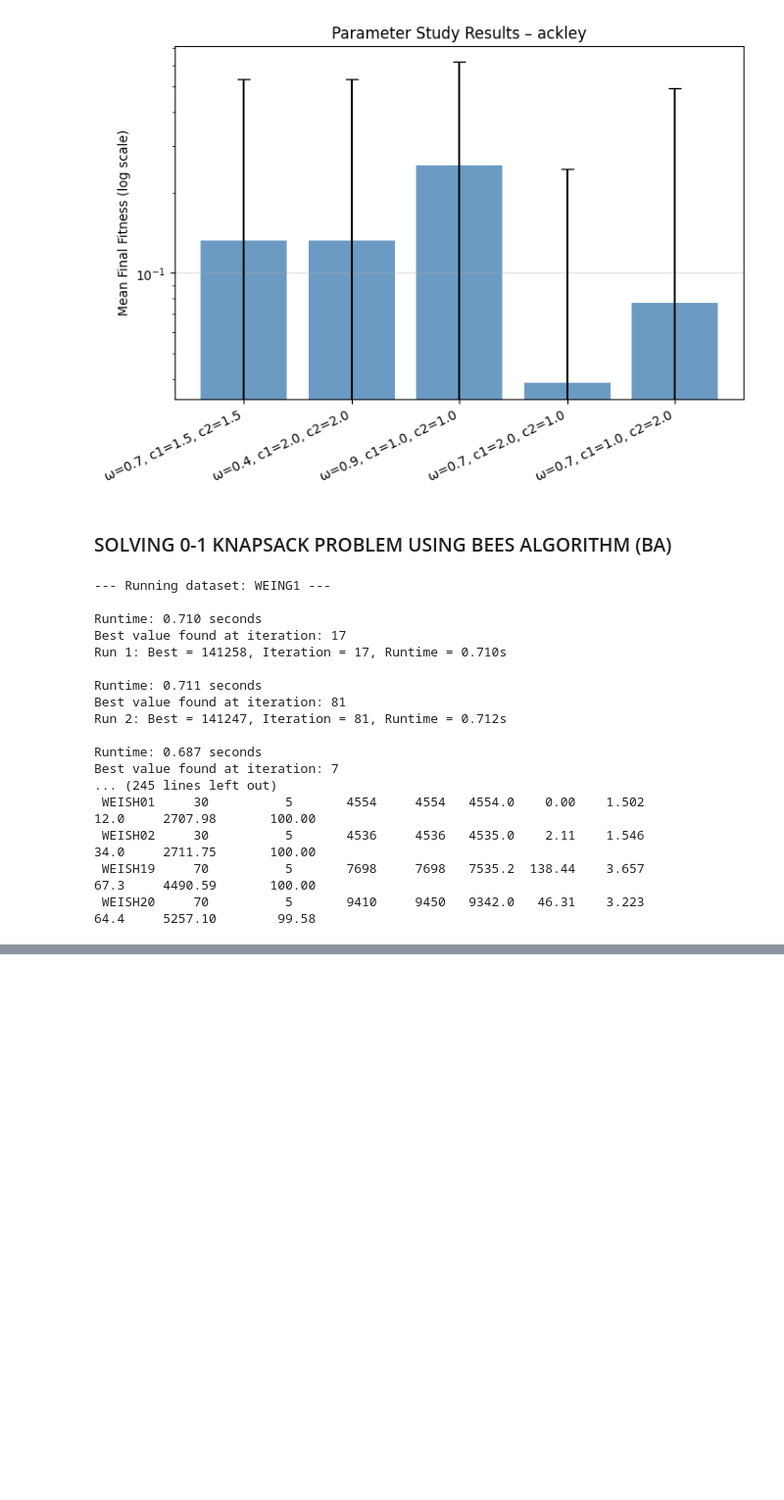
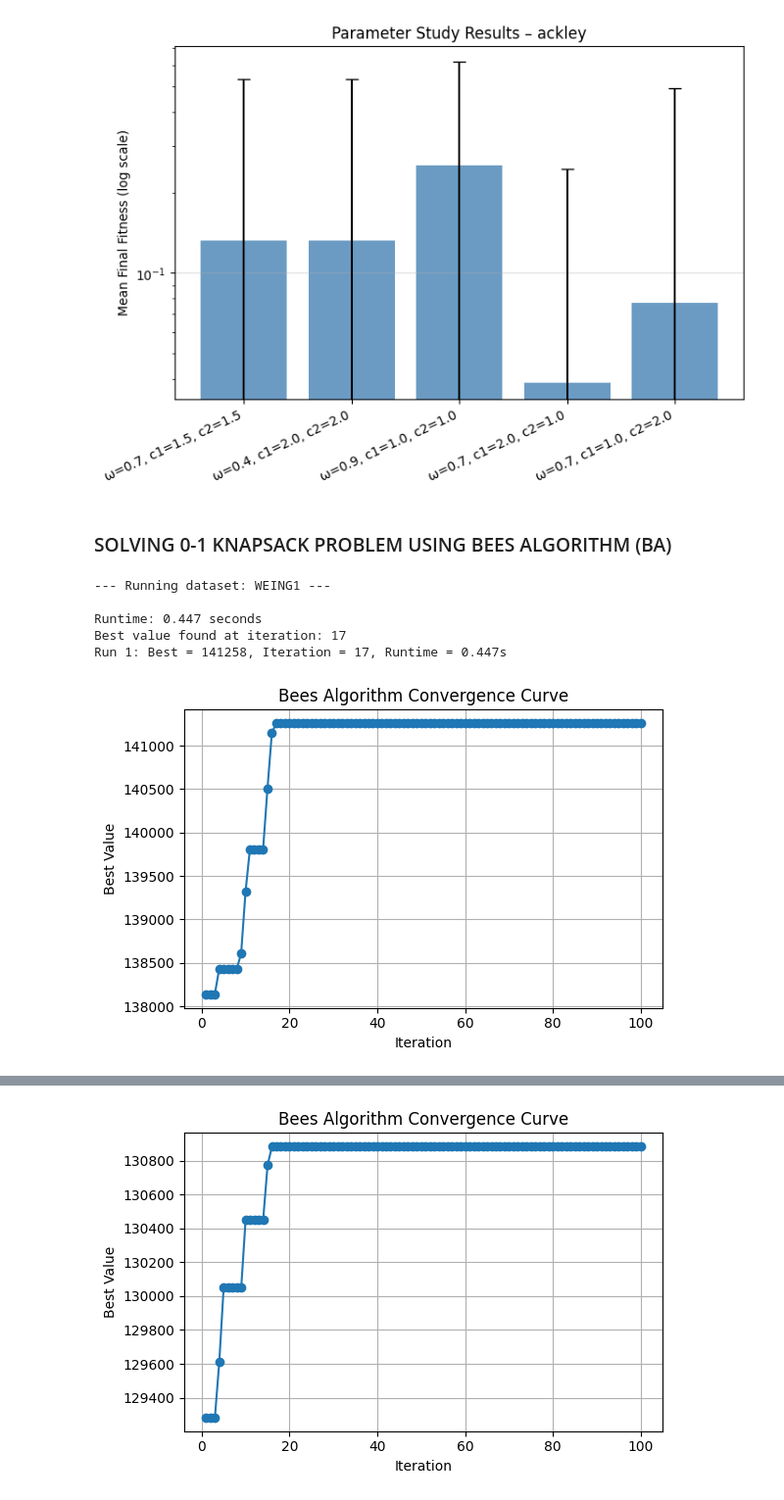
Before and after one commit to FahmiHaybe/EA-Final-Project, a Jupyter notebook: final_project.ipynb, the cells around one changed output, grey strips where cells are left out. Shown at 98% size. Saved outputs shown, nothing was run; the diff lists cells and outputs as text; code cells hidden in the pictures; blank space fills up the shorter version.

Commit message:
Completed Bees Algorithm

```diff
--- a/final_project.ipynb
+++ b/final_project.ipynb
@@ -1176,6 +1176,22 @@ class BeesAlgorithm:
     print(f"Best value found at iteration: {best_iteration}")
     return best
 
+  def plot_convergence(self):
+    if not self.history:
+      print("No convergence data to plot.")
+      return
+
+    iterations = [row[0] for row in self.history]
+    best_values = [row[1] for row in self.history]
+    plt.figure(figsize=(6, 4))
+    plt.plot(iterations, best_values, marker="o", linewidth=1.5)
+    plt.title("Bees Algorithm Convergence Curve")
+    plt.xlabel("Iteration")
+    plt.ylabel("Best Value")
+    plt.grid(True)
+    plt.tight_layout()
+    plt.show()
+
 def pad_weights(weights_2d, n):
   padded = []
   for w in weights_2d:
@@ -1208,64 +1224,68 @@ def evaluate_all_datasets(datasets, runs):
                                  num_bees=60, num_onlookers=25, limit=20)
             start = datetime.datetime.now()
             best_solution = algo.run(iterations=100)
+            assert algo.is_feasible(best_solution), f"Infeasiible solution in {name}"
             end = datetime.datetime.now()
             runtime = (end - start).total_seconds()
 
             best_val = algo.total_value(best_solution)
-            avg_fit = np.mean([algo.fitness(x) for x in algo.initialize_population()])
-            best_iter = max(algo.history, key=lambda x: x[1])[0]
+            avg_fit = algo.history[-1][2] if algo.history else best_val
+            best_iteration = max(algo.history, key=lambda x: x[1])[0]
+            weight_used = algo.total_weight(best_solution)
+            baseline = algo.total_value(algo.greedy_solution())
 
             best_values.append(best_val)
             runtimes.append(runtime)
-            best_iterations.append(best_iter)
+            best_iterations.append(best_iteration)
             avg_fitnesses.append(avg_fit)
 
-            print(f"Run {seed+1}: Best = {best_val}, Iteration = {best_iter}, Runtime = {runtime:.3f}s")
+            print(f"Run {seed+1}: Best = {best_val}, Iteration = {best_iteration}, Runtime = {runtime:.3f}s")
+
+            if seed == 0:
+                algo.plot_convergence()
 
         best_overall = max(best_values)
         avg_best = round(statistics.mean(best_values), 2)
         std_best = round(statistics.stdev(best_values), 2)
         avg_runtime = round(statistics.mean(runtimes), 3)
-        avg_iter_best = round(statistics.mean(best_iterations), 1)
+        avg_iteration_best = int(round(statistics.mean(best_iterations)))
         avg_fit = round(statistics.mean(avg_fitnesses), 2)
         improvement = round(best_overall / optimal * 100, 2)
+        final_best_value = algo.history[-1][1] if algo.history else best_overall
+        first_best_value = algo.history[0][1] if algo.history else best_overall
+        convergence_trend = round(final_best_value - first_best_value, 2)
+
 
         summary.append({
             "Instance": name,
-            "Items": len(values),
+            "Items (n)": len(values),
             "Knapsacks": len(capacities),
+            "Capacity (W)": capacities if len(capacities) > 1 else capacities[0],
             "BestValue": best_overall,
+            "WeightUsed": weight_used,
+            "BaselineValue": baseline,
+            "Achieved(%)": improvement,
             "Optimal": optimal,
             "AvgBest": avg_best,
             "StdDev": std_best,
             "Runtime": avg_runtime,
-            "BestIteration": avg_iter_best,
+            "BestIteration": avg_iteration_best,
             "AvgFitness": avg_fit,
-            "Achieved(%)": improvement
+            "ConvergenceTrend": convergence_trend,
+            "FinalBest": final_best_value
         })
 
     print("\n\n=== Summary of All Datasets ===")
     df = pd.DataFrame(summary)
     print(df.to_string(index=False))
     return df
 
 if __name__ == "__main__":
     df_results = evaluate_all_datasets(datasets, runs=10)
 # %% [output]
 --- Running dataset: WEING1 ---
 
-Runtime: 0.710 seconds
+Runtime: 0.447 seconds
 Best value found at iteration: 17
-Run 1: Best = 141258, Iteration = 17, Runtime = 0.710s
-
-Runtime: 0.711 seconds
-Best value found at iteration: 81
-Run 2: Best = 141247, Iteration = 81, Runtime = 0.712s
-
-Runtime: 0.687 seconds
-Best value found at iteration: 7
-... (245 lines left out)
- WEISH01     30          5       4554     4554   4554.0    0.00    1.502           12.0     2707.98       100.00
- WEISH02     30          5       4536     4536   4535.0    2.11    1.546           34.0     2711.75       100.00
- WEISH19     70          5       7698     7698   7535.2  138.44    3.657           67.3     4490.59       100.00
- WEISH20     70          5       9410     9450   9342.0   46.31    3.223           64.4     5257.10        99.58
+Run 1: Best = 141258, Iteration = 17, Runtime = 0.447s
+[figure, added]
@@ -1271,0 +1309 @@ Best value found at iteration: 7
+[figure, added]
```
Also changed, not shown: parts of 1 cell of this notebook.
